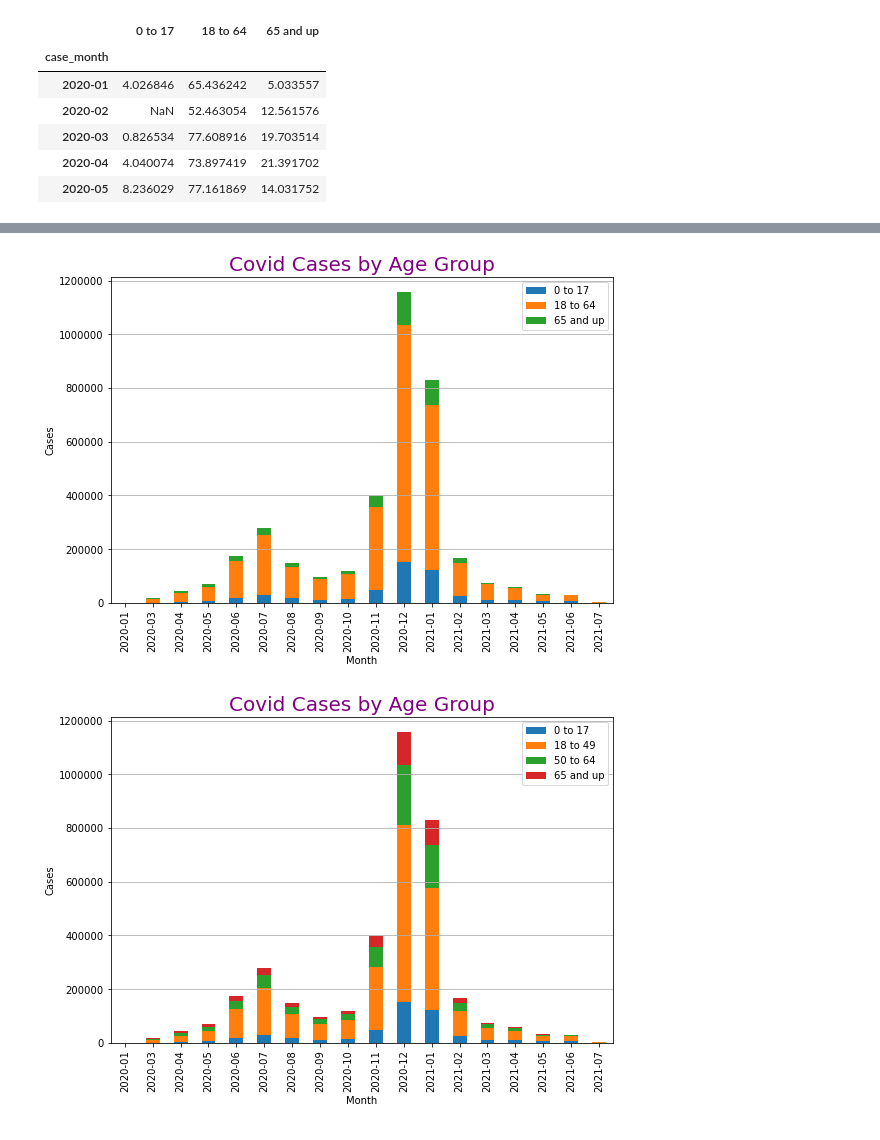
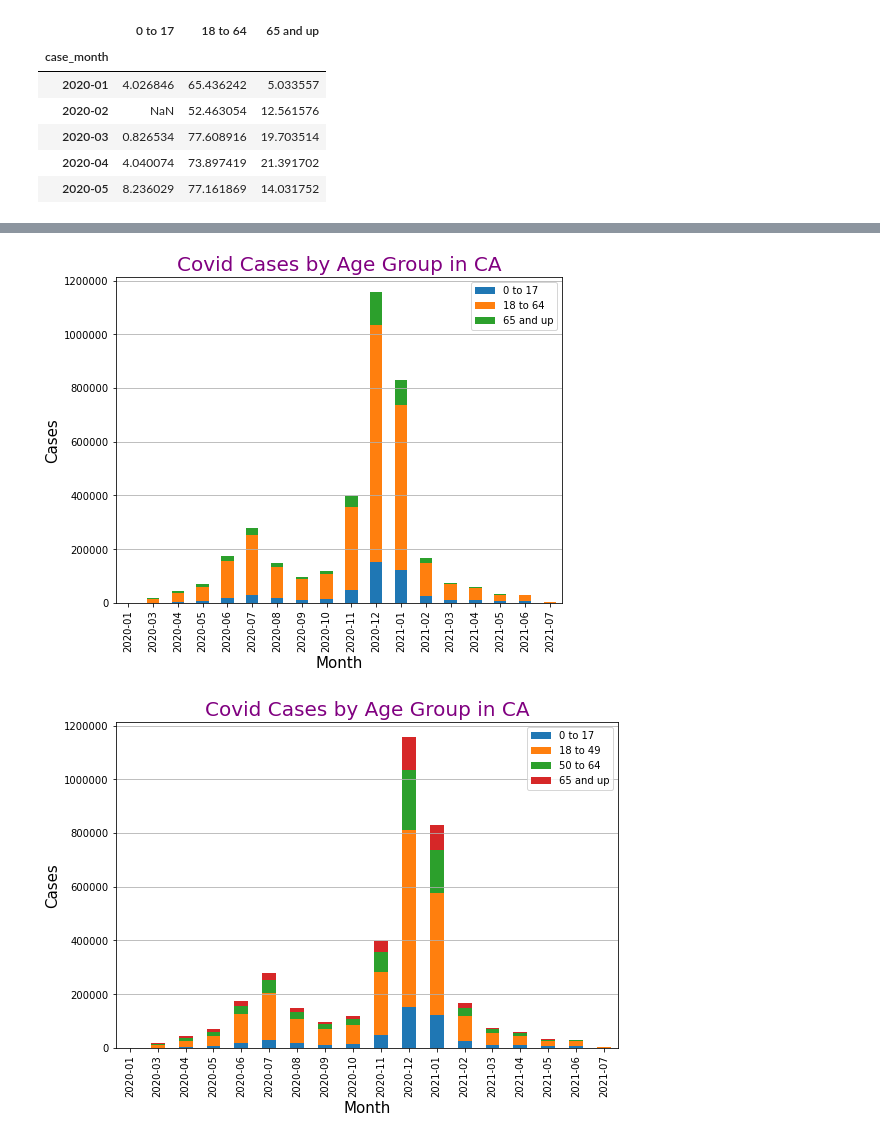
Before and after one commit to kevogil/covid-analysis, a Jupyter notebook: Notebooks/Analysis_And_Visualizations/covid_infections_by_age_group.ipynb, the cells around one changed output, grey strips where cells are left out. Drawn from its saved outputs; the diff is of its cells as text; code cells hidden in the pictures.

Commit message:
Commented, markdowns, graph adjusts

```diff
--- a/Notebooks/Analysis_And_Visualizations/covid_infections_by_age_group.ipynb
+++ b/Notebooks/Analysis_And_Visualizations/covid_infections_by_age_group.ipynb
@@ -89,8 +119,13 @@ cases_18_64_df  = cases_agegroup_df.loc[age_group_18_64].groupby(by="case_month"
 cases_65_up_df  = cases_agegroup_df.loc[age_group_65_up].groupby(by="case_month").count().copy()
 cases_total_df  = (cases_agegroup_df                    .groupby(by="case_month").count().copy())
 # %%
-## One dataframe with each group as a column and each case month as index
-all_ages_cases_df = cases_0_17_df["age_group"].to_frame().rename(columns={"age_group": "0 to 17"}).copy()
+## One dataframe with 3 distinct age groups as columns with case month as the index.
+##  For use with demographics dataset which has 3 age groups.
+all_ages_cases_df = (cases_0_17_df["age_group"]
+                                               .to_frame()
+                                               .rename(columns={"age_group": "0 to 17"})
+                                               .copy()
+                    )
 all_ages_cases_df["18 to 64"] = cases_18_64_df["age_group"]
 all_ages_cases_df["65 and up"] = cases_65_up_df["age_group"]
 all_ages_cases_df.head()
@@ -226,23 +243,25 @@ plt.show()
 # %%
-all_ages_cases_df.plot.bar(stacked=True, figsize=(9,6))
+# Plot stacked bar chart of cases by age group monthly (cases data + demographic data)
+all_ages_cases_df.plot.bar(stacked=True, figsize=(8,6))
 plt.gcf().axes[0].yaxis.get_major_formatter().set_scientific(False)
-plt.title("Covid Cases by Age Group", fontsize=20, color="purple")
-plt.xlabel("Month")
-plt.ylabel("Cases")
+plt.title("Covid Cases by Age Group in CA", fontsize=20, color="purple")
+plt.xlabel("Month", fontsize=15)
+plt.ylabel("Cases", fontsize=15)
 plt.grid(axis="y")
-plt.savefig(f"{output_images}/age_group_total_stacked_bar.png")
+plt.savefig(f"{output_images}/age_groups_total_stacked_bar.png")
 plt.show()
 # %% [output]
-[figure, old version]
+[figure, new version]
 # %%
-all_ages_2_df.plot.bar(stacked=True, figsize=(9,6))
+# Plot stacked bar chart of cases by age group monthly (cases data only, 4 age groups)
+all_ages_4_groups_df.plot.bar(stacked=True, figsize=(9,6))
 plt.gcf().axes[0].yaxis.get_major_formatter().set_scientific(False)
-plt.title("Covid Cases by Age Group", fontsize=20, color="purple")
-plt.xlabel("Month")
-plt.ylabel("Cases")
+plt.title("Covid Cases by Age Group in CA", fontsize=20, color="purple")
+plt.xlabel("Month", fontsize=15)
+plt.ylabel("Cases", fontsize=15)
 plt.grid(axis="y")
-plt.savefig(f"{output_images}/age_group_total_stacked_bar_4.png")
+plt.savefig(f"{output_images}/age_groups_total_4_stacked_bar.png")
 plt.show()
 # %% [output]
-[figure, old version]
+[figure, new version]
 # %%
```
Also changed, not shown: parts of 25 cells of this notebook, 16 other files.
